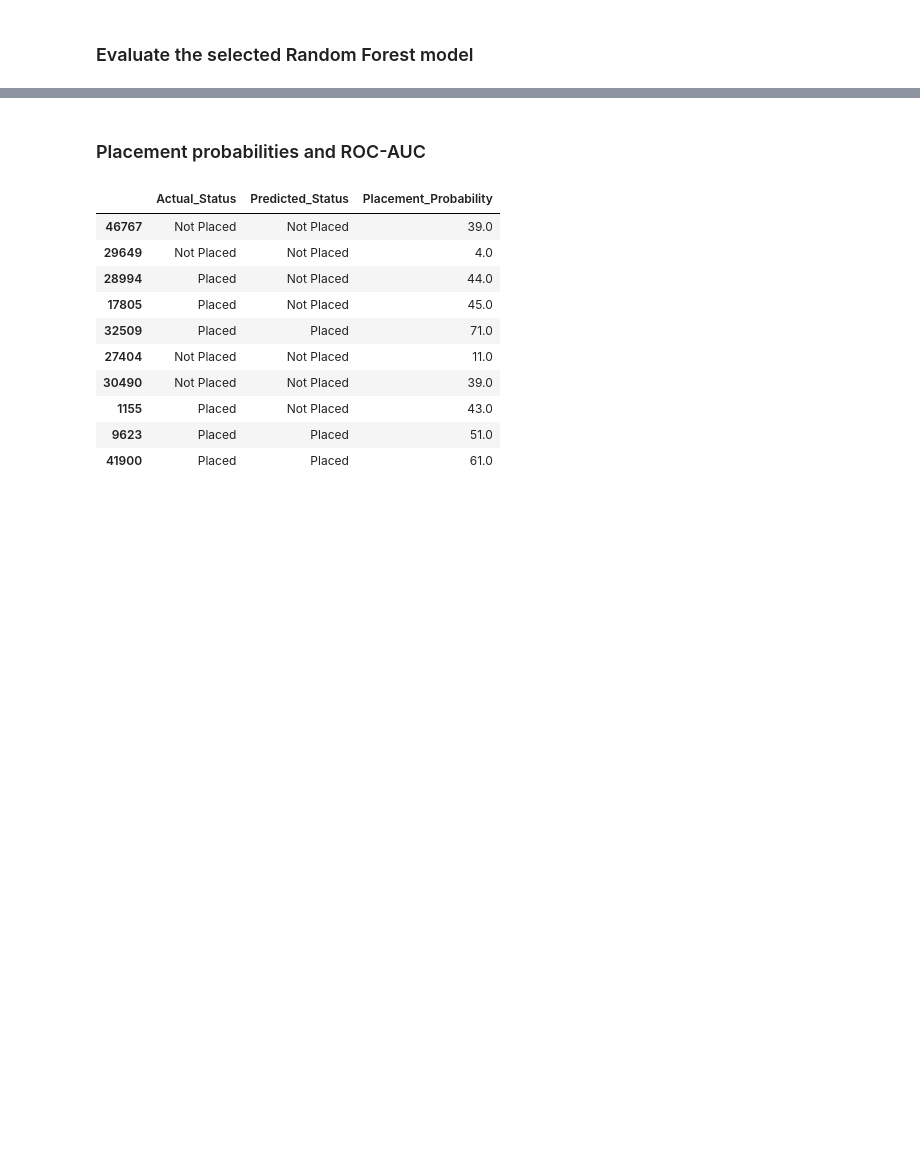
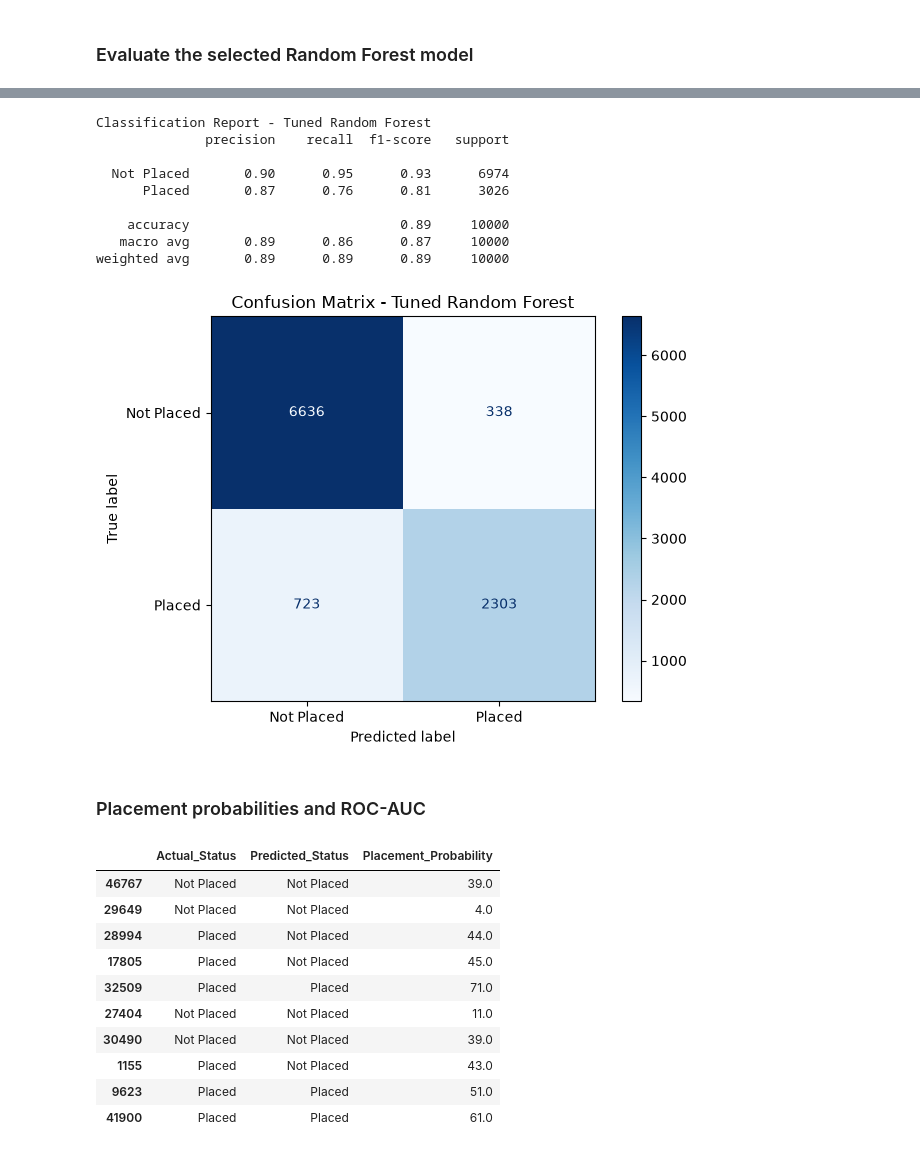
Before and after one commit to agalyasivakumar-dev/Job-Acceptance-Prediction-System, a Jupyter notebook: notebooks/model_training.ipynb, the cells around one changed output, grey strips where cells are left out. Drawn from its saved outputs; the diff is of its cells as text; code cells hidden in the pictures; blank space fills up the shorter version.

```diff
--- a/notebooks/model_training.ipynb
+++ b/notebooks/model_training.ipynb
@@ -209,3 +286,42 @@ Confusion matrix:
+# %%
+from sklearn.metrics import classification_report, confusion_matrix, ConfusionMatrixDisplay
+import matplotlib.pyplot as plt
+
+# Predictions using tuned model
+y_pred_tuned = best_model_tuned.predict(X_test)
+
+# Classification report
+print("Classification Report - Tuned Random Forest")
+print(classification_report(y_test, y_pred_tuned, zero_division=0))
+
+# Confusion matrix
+cm_tuned = confusion_matrix(
+    y_test,
+    y_pred_tuned,
+    labels=["Not Placed", "Placed"]
+)
+
+cm_display = ConfusionMatrixDisplay(
+    confusion_matrix=cm_tuned,
+    display_labels=["Not Placed", "Placed"]
+)
+
+cm_display.plot(cmap="Blues")
+
+plt.title("Confusion Matrix - Tuned Random Forest")
+plt.tight_layout()
+plt.show()
+# %% [output]
+Classification Report - Tuned Random Forest
+              precision    recall  f1-score   support
+
+  Not Placed       0.90      0.95      0.93      6974
+      Placed       0.87      0.76      0.81      3026
+
+    accuracy                           0.89     10000
+   macro avg       0.89      0.86      0.87     10000
+weighted avg       0.89      0.89      0.89     10000
+[figure, added]
 # %% [markdown]
 ### Placement probabilities and ROC-AUC
 # %%
```
Also changed, not shown: parts of 16 cells of this notebook, 2 other files.
